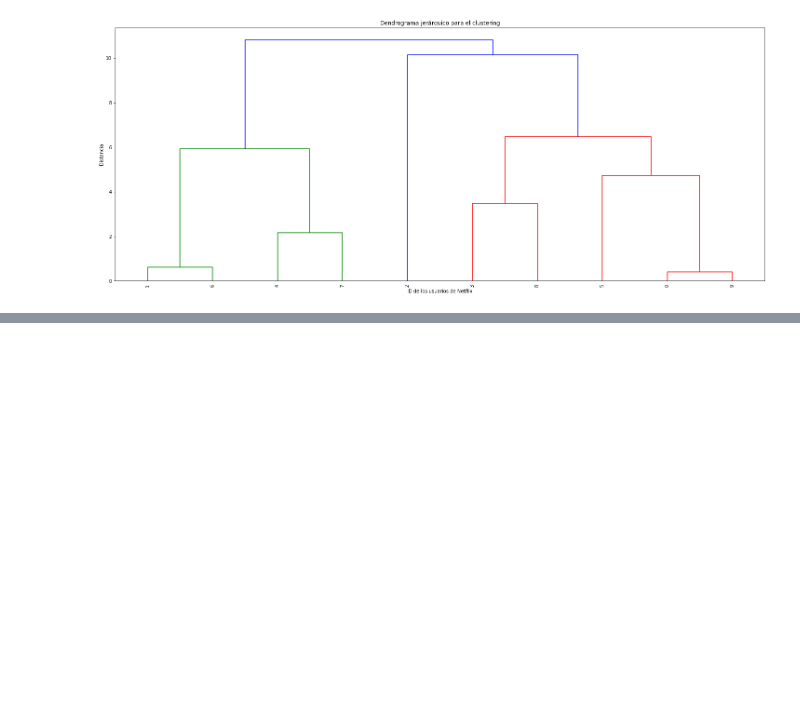
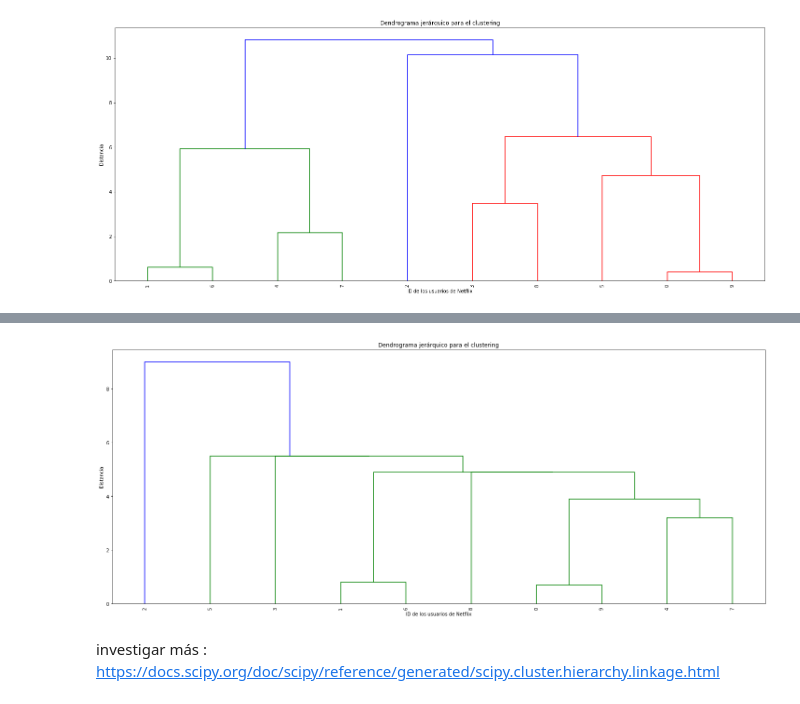
Before and after one commit to pierjv/course-python, a Jupyter notebook: notebooks/T6 -1 - Distancias.ipynb, the cells around one changed output, grey strips where cells are left out. Cells and saved outputs as stored; diff of their text form; code cells hidden in the pictures; blank space fills up the shorter version.

Commit message:
T6 -1 - Clustering Jerarquico
T6 -1 - Clustering Jerarquico

```diff
--- a/notebooks/T6 -1 - Distancias.ipynb
+++ b/notebooks/T6 -1 - Distancias.ipynb
@@ -437,8 +437,12 @@ plt.show()
 # %%
-Z = linkage(data[movies],"single")
+Z = linkage(data[movies],"single",metric="cityblock")
 plt.figure(figsize=(25,10))
 plt.title("Dendrograma jerárquico para el clustering")
 plt.xlabel("ID de los usuarios de Netflix")
 plt.ylabel("Distancia")
 dendrogram(Z,leaf_rotation=90.,leaf_font_size=10)
 plt.show()
+# %% [output]
+[figure, added]
+# %% [markdown]
+investigar más :  https://docs.scipy.org/doc/scipy/reference/generated/scipy.cluster.hierarchy.linkage.html
```
Also changed, not shown: parts of 1 cell of this notebook, 1 other file.
